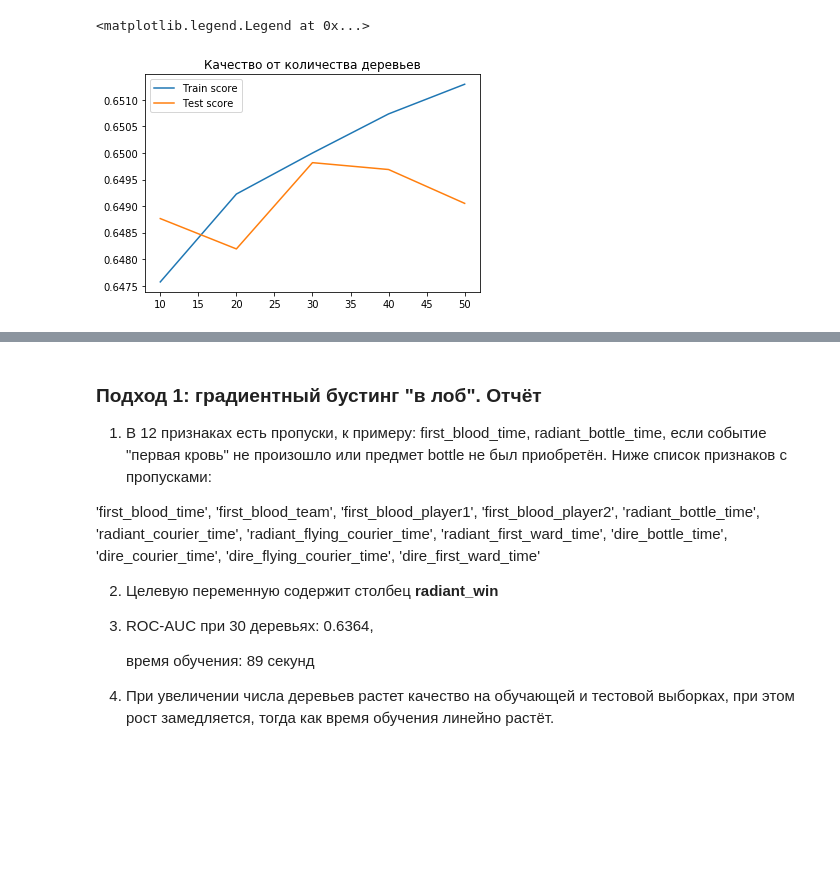
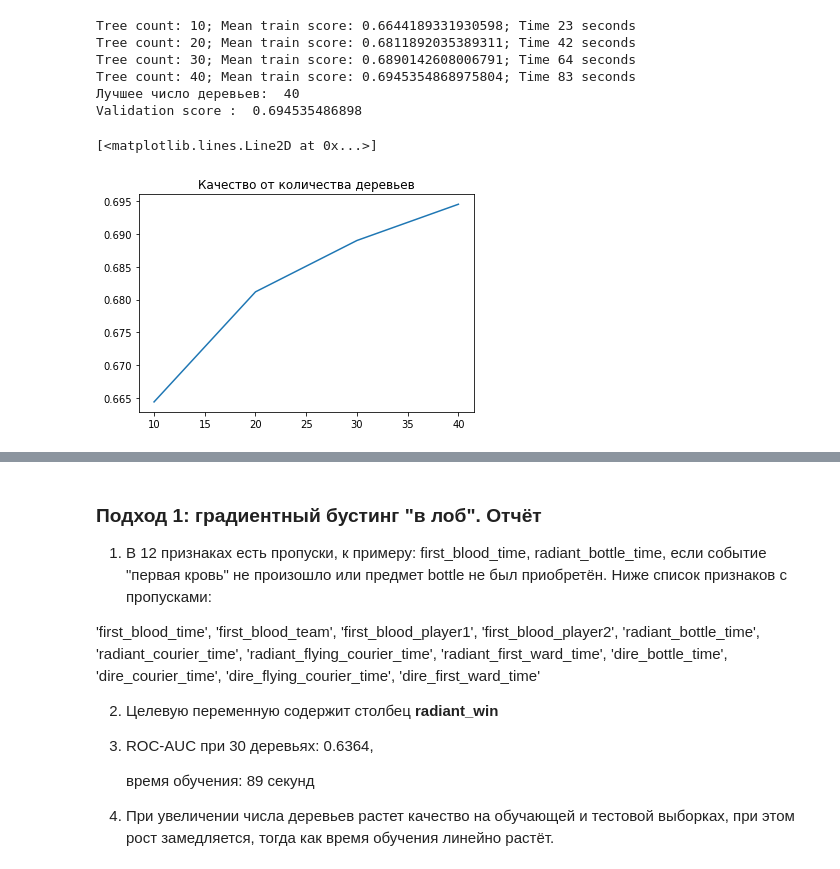
Before and after one commit to andreybavt/coursera-yandex-ml-course, a Jupyter notebook: week7/solution.ipynb, the cells around one changed output, grey strips where cells are left out. Saved outputs shown, nothing was run; the diff lists cells and outputs as text; code cells hidden in the pictures; blank space fills up the shorter version.

Commit message:
second report

```diff
--- a/week7/solution.ipynb
+++ b/week7/solution.ipynb
@@ -61,13 +24,35 @@ Tree count: 90; Average train score: 0.6512944495717938; Test score: 0.649050847
-# %%
-trees_list = np.arange(1,len(scores_train)+1)*10
-
-plt.title('Качество от количества деревьев')
-plt.plot(trees_list,scores_train)
-plt.plot(trees_list,scores_test)
-plt.legend(['Train score','Test score'])
-# %% [output]
-<matplotlib.legend.Legend at 0x...>
-[figure, removed]
+# %%
+n_splits = 5
+cv = KFold(n_splits=n_splits,shuffle=True)
+
+scores = list()
+train_times = list()
+trees_list = np.arange(1,5)*10
+for i in trees_list:
+    clf = GradientBoostingClassifier(n_estimators=i)
+    start = datetime.now()
+    score=cross_val_score(clf, features, data.radiant_win, cv=cv, scoring='roc_auc').mean()
+    scores.append(score)
+    delta = (datetime.now() - start).seconds
+    train_times.append(delta)
+    print(f'Tree count: {i}; Mean train score: {score}; Time {delta} seconds')
+
+best_tree_number = trees_list[np.array(scores).argmax()]
+print('Лучшее число деревьев: ',best_tree_number)
+print('Score : ',np.array(scores).max()  )
+# %% [output]
+Tree count: 10; Mean train score: 0.6644189331930598; Time 23 seconds
+Tree count: 20; Mean train score: 0.6811892035389311; Time 42 seconds
+Tree count: 30; Mean train score: 0.6890142608006791; Time 64 seconds
+Tree count: 40; Mean train score: 0.6945354868975804; Time 83 seconds
+Лучшее число деревьев:  40
+Validation score :  0.694535486898
+# %%
+plt.title('Качество от количества деревьев')
+plt.plot(trees_list,scores)
+# %% [output]
+[<matplotlib.lines.Line2D at 0x...>]
+[figure, added]
 # %%
 plt.title('Время обучения от количества деревьев')
 plt.plot(trees_list,train_times)
```
Also changed, not shown: parts of 10 cells of this notebook.
